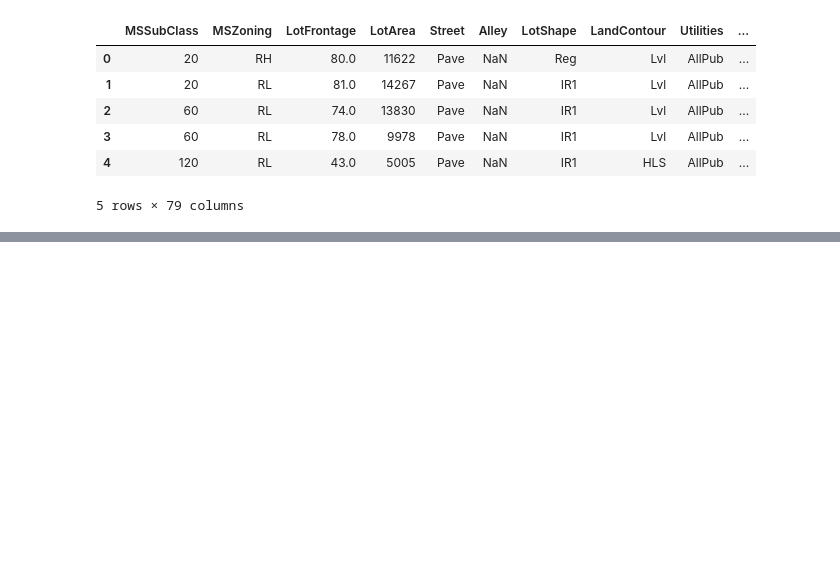
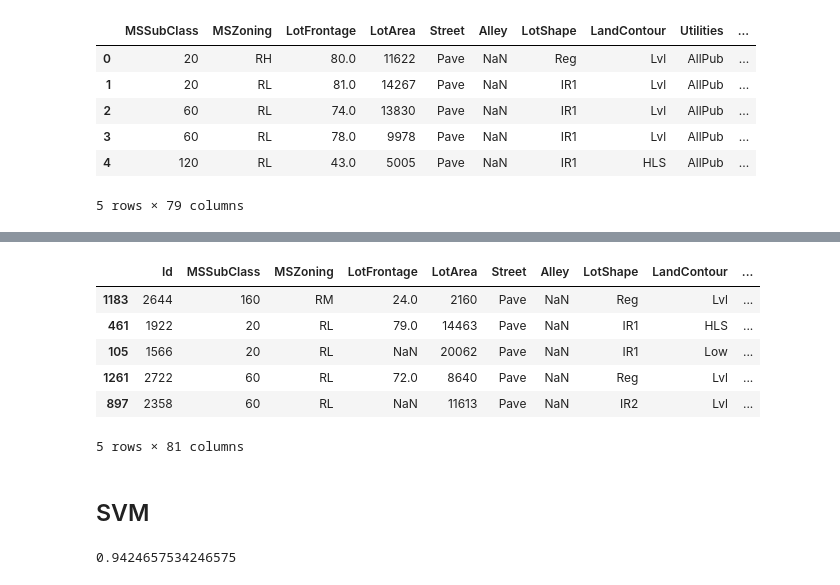
Before and after one commit to iCarambaaa/data-challenge, a Jupyter notebook: data_challenge.ipynb, the cells around one changed output, grey strips where cells are left out. Saved outputs shown, nothing was run; the diff lists cells and outputs as text; code cells hidden in the pictures; blank space fills up the shorter version.

```diff
--- a/data_challenge.ipynb
+++ b/data_challenge.ipynb
@@ -269,0 +355,38 @@ ValueError: Specifying the columns using strings is only supported for pandas Da
+# %%
+# Build the ultimate forest
+
+forest = Pipeline(
+    steps=[("preprocessor", preprocessor), ("classifier", RandomForestClassifier(max_depth = 7, min_samples_split = 15, min_samples_leaf = 5, random_state = 42))]
+)
+
+forest = forest.fit(X, y)
+#forest_pred = forest.predict(X_test)
+#accuracy_score(forest_pred, y_test)
+# %%
+# Make the final prediction to test data
+forest_test = test
+forest_prediction = forest.predict(test_without_id)
+forest_test["Expensive"] = forest_prediction
+forest_test.sample(5)
+# %% [output]
+|  | Id | MSSubClass | MSZoning | LotFrontage | LotArea | Street | Alley | LotShape | LandContour | ... |
+| 1183 | 2644 | 160 | RM | 24.0 | 2160 | Pave | NaN | Reg | Lvl | ... |
+| 461 | 1922 | 20 | RL | 79.0 | 14463 | Pave | NaN | IR1 | HLS | ... |
+| 105 | 1566 | 20 | RL | NaN | 20062 | Pave | NaN | IR1 | Low | ... |
+| 1261 | 2722 | 60 | RL | 72.0 | 8640 | Pave | NaN | Reg | Lvl | ... |
+| 897 | 2358 | 60 | RL | NaN | 11613 | Pave | NaN | IR2 | Lvl | ... |
+5 rows × 81 columns
+# %% [markdown]
+## SVM
+# %%
+from sklearn.svm import SVC
+
+svm_pipe = Pipeline(
+    steps=[("preprocessor", preprocessor), ("classifier", SVC(random_state = 42, kernel = "linear"))]
+)
+
+svm = svm_pipe.fit(X_train, y_train)
+svm_pred = svm_pipe.predict(X_test)
+accuracy_score(svm_pred, y_test)
+# %% [output]
+0.9424657534246575
```
Also changed, not shown: parts of 15 cells of this notebook, 2 other files.
